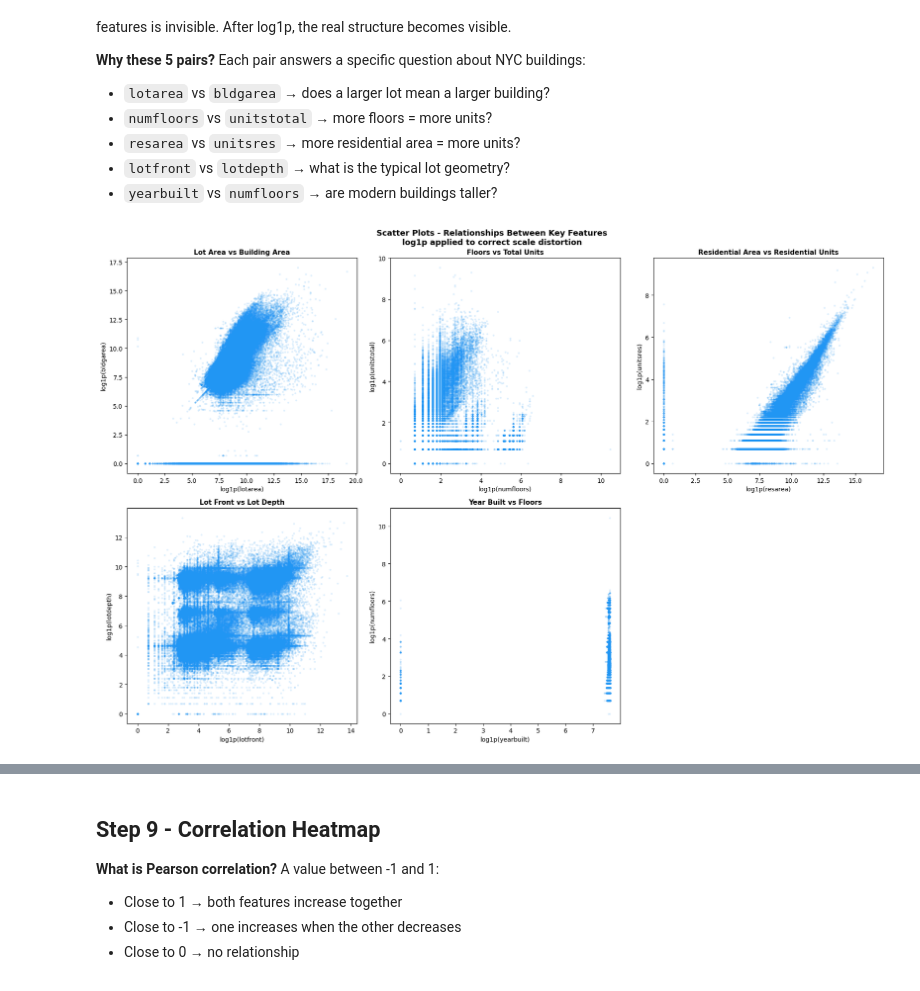
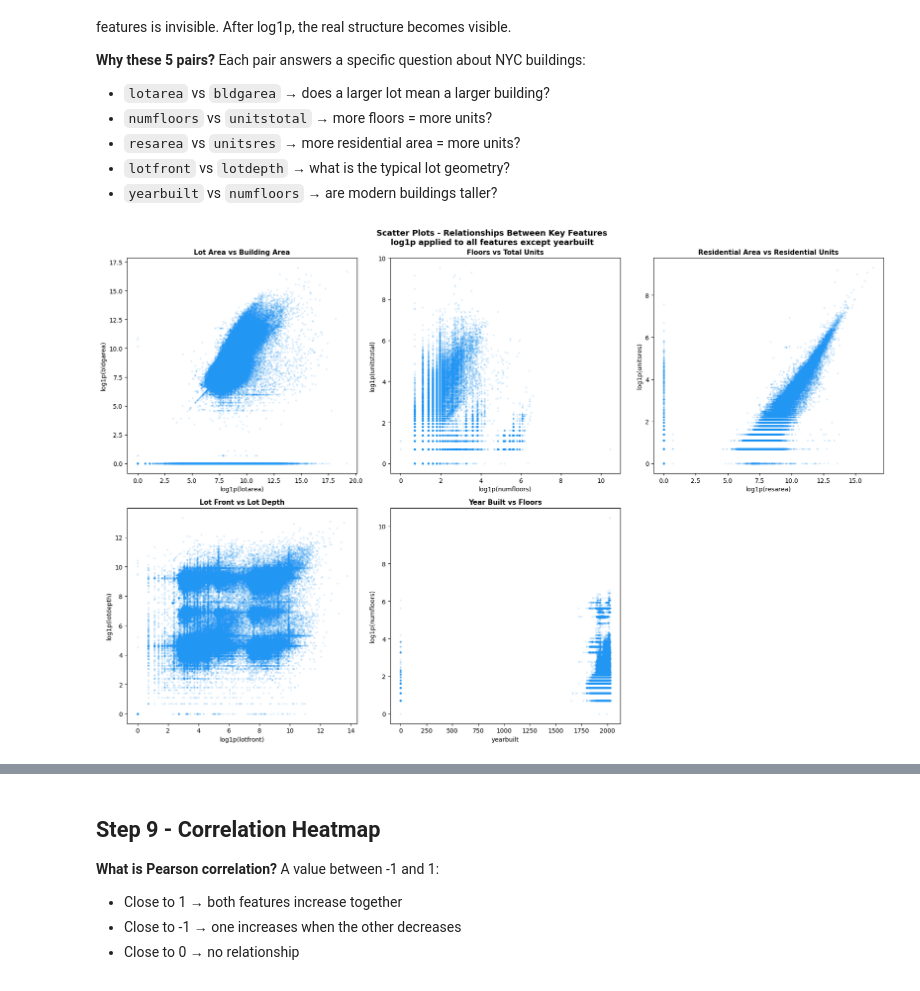
Before and after one commit to ouriouahba-crypto/nyc-pluto-clustering, a Jupyter notebook: notebooks/01_eda/02_visualizations_outliers.ipynb, the cells around one changed output, grey strips where cells are left out. Drawn from its saved outputs; the diff is of its cells as text; code cells hidden in the pictures.

```diff
--- a/notebooks/01_eda/02_visualizations_outliers.ipynb
+++ b/notebooks/01_eda/02_visualizations_outliers.ipynb
@@ -541,9 +501,16 @@ fig.patch.set_facecolor('#0D1B2A')
 axes = axes.flatten()
 
 for i, col in enumerate(most_relevant):
+    data = df[col].dropna()
+    if col != 'yearbuilt':
+        plot_data = np.log1p(data)
+        col_label = f'{col} (log1p)'
+    else:
+        plot_data = data
+        col_label = col
     axes[i].set_facecolor('#112240')
     axes[i].boxplot(
-        df[col].dropna(),
+        plot_data,
         vert=False,
         patch_artist=True,
         boxprops=dict(facecolor='#1E3A5F', alpha=0.9),
@@ -554,7 +521,7 @@ for i, col in enumerate(most_relevant):
                         markersize=2, alpha=0.4)
     )
     pct = outlier_table.loc[col, 'Outliers %']
-    axes[i].set_title(f'{col} - {pct}% outliers',
+    axes[i].set_title(f'{col_label} - {pct}% outliers',
                       fontsize=11, fontweight='bold', color='white', pad=10)
     axes[i].tick_params(colors='white')
     for spine in axes[i].spines.values():
@@ -747,38 +678,38 @@ Each pair answers a specific question about NYC buildings:
 # %%
 # ================================================
 # SCATTER PLOTS - 5 pairs
 # Using log1p to avoid scale distortion
 # ================================================
 
 pairs = [
     ('lotarea',   'bldgarea',   'Lot Area vs Building Area'),
     ('numfloors', 'unitstotal', 'Floors vs Total Units'),
     ('resarea',   'unitsres',   'Residential Area vs Residential Units'),
     ('lotfront',  'lotdepth',   'Lot Front vs Lot Depth'),
     ('yearbuilt', 'numfloors',  'Year Built vs Floors')
 ]
 
 fig, axes = plt.subplots(2, 3, figsize=(18, 12))
 axes = axes.flatten()
 
 for i, (x, y, title) in enumerate(pairs):
-    axes[i].scatter(
-        np.log1p(df[x]),
-        np.log1p(df[y]),
-        alpha=0.1, color='#2196F3', s=5
-    )
+    x_data = df[x] if x == 'yearbuilt' else np.log1p(df[x])
+    y_data = df[y] if y == 'yearbuilt' else np.log1p(df[y])
+    x_label = x if x == 'yearbuilt' else f'log1p({x})'
+    y_label = y if y == 'yearbuilt' else f'log1p({y})'
+    axes[i].scatter(x_data, y_data, alpha=0.1, color='#2196F3', s=5)
     axes[i].set_title(title, fontweight='bold', fontsize=11)
-    axes[i].set_xlabel(f'log1p({x})')
-    axes[i].set_ylabel(f'log1p({y})')
+    axes[i].set_xlabel(x_label)
+    axes[i].set_ylabel(y_label)
 
 # Hide the last empty subplot
 axes[5].set_visible(False)
 
 plt.suptitle('Scatter Plots - Relationships Between Key Features\n'
-             'log1p applied to correct scale distortion',
+             'log1p applied to all features except yearbuilt',
              fontsize=13, fontweight='bold')
 plt.tight_layout()
 plt.savefig('reports/figures/02_scatter_pairs.png', dpi=150, bbox_inches='tight')
 plt.show()
 # %% [output]
-[figure, old version]
+[figure, new version]
```
Also changed, not shown: parts of 4 cells of this notebook, 2 other files.
